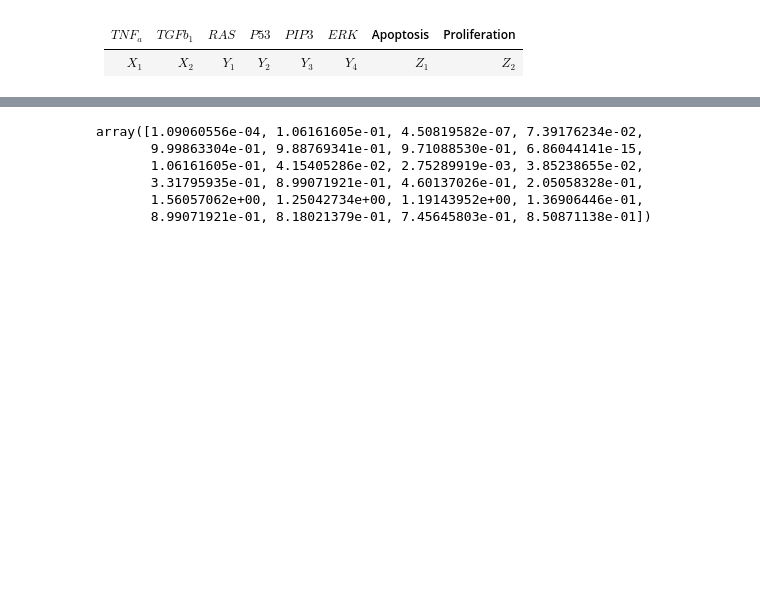
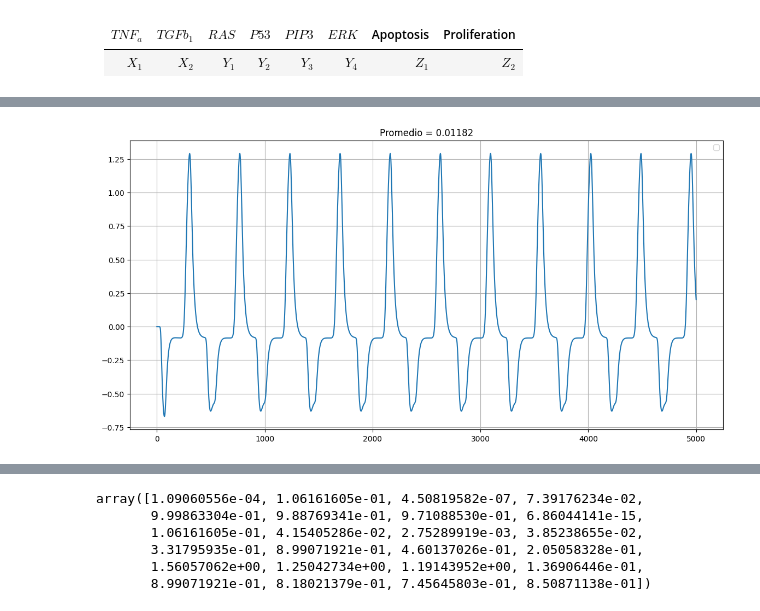
Before and after one commit to joshbrx/biomath_model, a Jupyter notebook: Stellate_N_cancer_cells.ipynb, the cells around one changed output, grey strips where cells are left out. Saved outputs shown, nothing was run; the diff lists cells and outputs as text; code cells hidden in the pictures; blank space fills up the shorter version.

Commit message:
Se agregó el promedio de apoptosis - proliferación

```diff
--- a/Stellate_N_cancer_cells.ipynb
+++ b/Stellate_N_cancer_cells.ipynb
@@ -112,0 +113,7 @@ plt.legend(); plt.grid(); plt.show()
+# %%
+plt.figure(figsize=(14,7), dpi=100)
+
+# plt.plot(-Pip[:,8] + Pip[:,9] - Pip[:,10] + Pip[:,11])
+plt.plot(-Pip[:,8] + A[1]*Pip[:,9])
+plt.legend(); plt.grid(); plt.title(f"Promedio = {round(np.mean(-Pip[:,8] + A[1]*Pip[:,9]), 5)}"); plt.show()
+# %% [output]
@@ -113,3 +121,4 @@ plt.legend(); plt.grid(); plt.show()
+[figure, added]
 # %%
 plt.figure(figsize=(14,7), dpi=100)
 for i in range(4):
```
Also changed, not shown: parts of 5 cells of this notebook.
